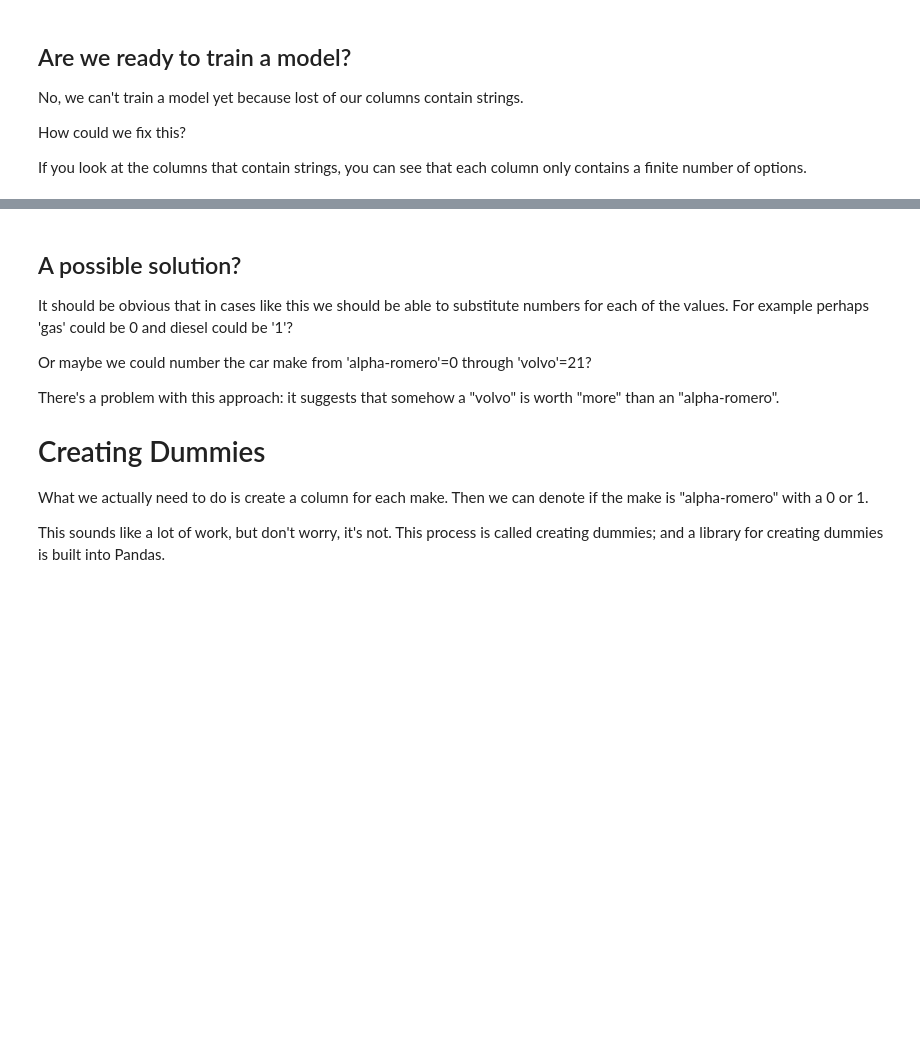
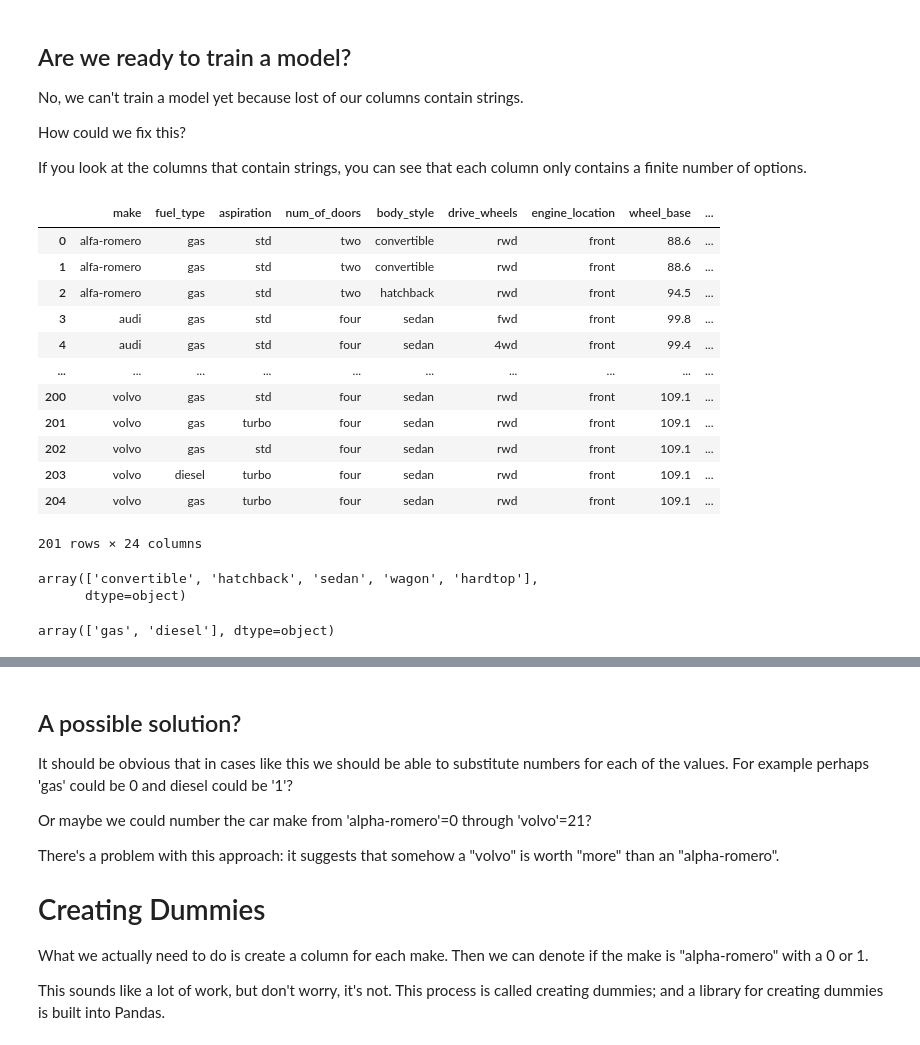
Before and after one commit to bndouglas/2022-08-Machine-Learning-for-UU, a Jupyter notebook: Notebooks/ch05 - Preprocessing and Pipelines/18 - Dummies.ipynb, the cells around one changed output, grey strips where cells are left out. Cells and saved outputs as stored; diff of their text form; code cells hidden in the pictures; blank space fills up the shorter version.

```diff
--- a/Notebooks/ch05 - Preprocessing and Pipelines/18 - Dummies.ipynb
+++ b/Notebooks/ch05 - Preprocessing and Pipelines/18 - Dummies.ipynb
@@ -48,5 +60,30 @@ No, we can't train a model yet because lost of our columns contain strings.
 How could we fix this?
 
 If you look at the columns that contain strings, you can see that each column only contains a finite number of options.
+# %%
+auto_df
+# %% [output]
+|  | make | fuel_type | aspiration | num_of_doors | body_style | drive_wheels | engine_location | wheel_base | ... |
+| 0 | alfa-romero | gas | std | two | convertible | rwd | front | 88.6 | ... |
+| 1 | alfa-romero | gas | std | two | convertible | rwd | front | 88.6 | ... |
+| 2 | alfa-romero | gas | std | two | hatchback | rwd | front | 94.5 | ... |
+| 3 | audi | gas | std | four | sedan | fwd | front | 99.8 | ... |
+| 4 | audi | gas | std | four | sedan | 4wd | front | 99.4 | ... |
+| ... | ... | ... | ... | ... | ... | ... | ... | ... | ... |
+| 200 | volvo | gas | std | four | sedan | rwd | front | 109.1 | ... |
+| 201 | volvo | gas | turbo | four | sedan | rwd | front | 109.1 | ... |
+| 202 | volvo | gas | std | four | sedan | rwd | front | 109.1 | ... |
+| 203 | volvo | diesel | turbo | four | sedan | rwd | front | 109.1 | ... |
+| 204 | volvo | gas | turbo | four | sedan | rwd | front | 109.1 | ... |
+201 rows × 24 columns
+# %%
+auto_df['body_style'].unique()
+# %% [output]
+array(['convertible', 'hatchback', 'sedan', 'wagon', 'hardtop'],
+      dtype=object)
+# %%
+auto_df['fuel_type'].unique()
+# %% [output]
+array(['gas', 'diesel'], dtype=object)
 # %%
 auto_df['make'].unique()
```
Also changed, not shown: parts of 7 cells of this notebook, 25 other files.
